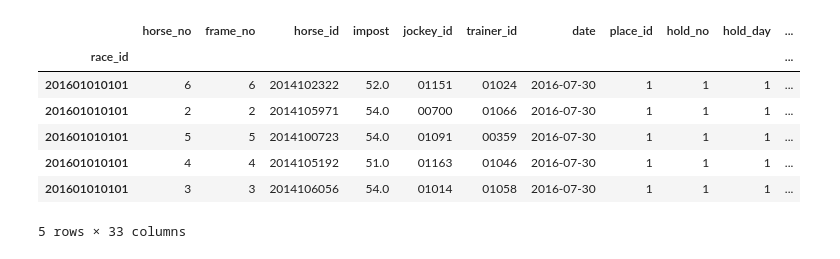
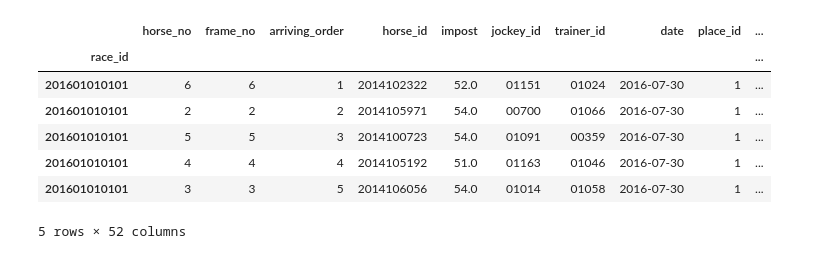
Before and after one commit to Moka-D/KeibaAI, a Jupyter notebook: train.ipynb, the cells around one changed output. Saved outputs shown, nothing was run; the diff lists cells and outputs as text; code cells hidden in the pictures.

```diff
--- a/train.ipynb
+++ b/train.ipynb
@@ -35,15 +36,15 @@ hr.data_p.head()
 # %%
-r.merge_horse_results(hr, ave_samples=5)
+r.merge_horse_results(hr)
 r.data_m.head()
 # %% [output]
-|  | horse_no | frame_no | horse_id | impost | jockey_id | trainer_id | date | place_id | hold_no | hold_day | ... |
-| race_id |  |  |  |  |  |  |  |  |  |  | ... |
-| 201601010101 | 6 | 6 | 2014102322 | 52.0 | 01151 | 01024 | 2016-07-30 | 1 | 1 | 1 | ... |
-| 201601010101 | 2 | 2 | 2014105971 | 54.0 | 00700 | 01066 | 2016-07-30 | 1 | 1 | 1 | ... |
-| 201601010101 | 5 | 5 | 2014100723 | 54.0 | 01091 | 00359 | 2016-07-30 | 1 | 1 | 1 | ... |
-| 201601010101 | 4 | 4 | 2014105192 | 51.0 | 01163 | 01046 | 2016-07-30 | 1 | 1 | 1 | ... |
-| 201601010101 | 3 | 3 | 2014106056 | 54.0 | 01014 | 01058 | 2016-07-30 | 1 | 1 | 1 | ... |
+|  | horse_no | frame_no | arriving_order | horse_id | impost | jockey_id | trainer_id | date | place_id | ... |
+| race_id |  |  |  |  |  |  |  |  |  | ... |
+| 201601010101 | 6 | 6 | 1 | 2014102322 | 52.0 | 01151 | 01024 | 2016-07-30 | 1 | ... |
+| 201601010101 | 2 | 2 | 2 | 2014105971 | 54.0 | 00700 | 01066 | 2016-07-30 | 1 | ... |
+| 201601010101 | 5 | 5 | 3 | 2014100723 | 54.0 | 01091 | 00359 | 2016-07-30 | 1 | ... |
+| 201601010101 | 4 | 4 | 4 | 2014105192 | 51.0 | 01163 | 01046 | 2016-07-30 | 1 | ... |
+| 201601010101 | 3 | 3 | 5 | 2014106056 | 54.0 | 01014 | 01058 | 2016-07-30 | 1 | ... |
-5 rows × 33 columns
+5 rows × 52 columns
 # %%
 r.data_m.to_pickle('./results_m_2015_2021.pickle')
 # %%
```
Also changed, not shown: parts of 24 cells of this notebook, 3 other files.
